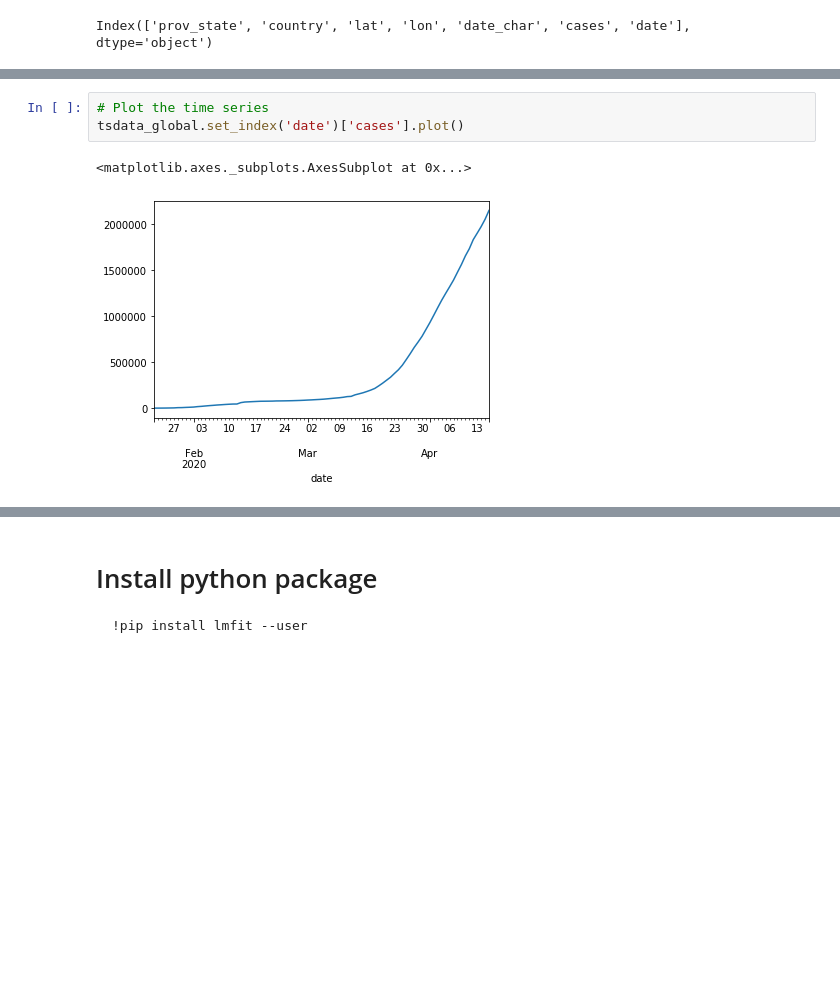
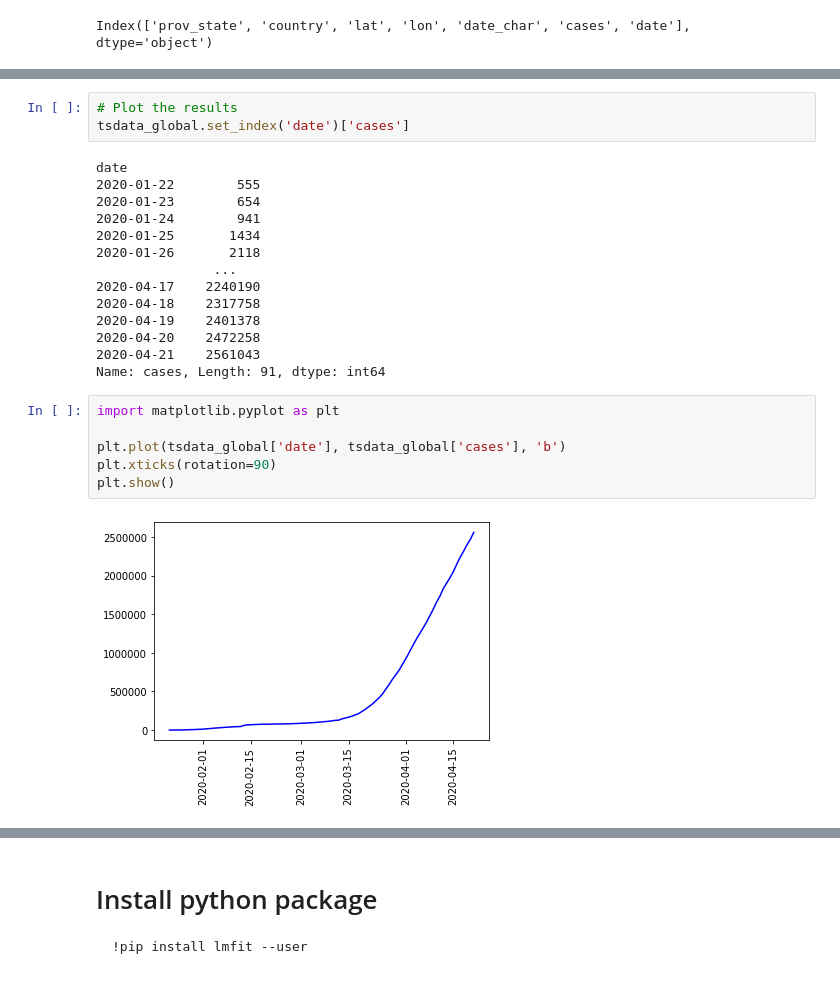
Before and after one commit to mortie23/covid-19-analysis, a Jupyter notebook: python/notebook.ipynb, the cells around one changed output, grey strips where cells are left out. Saved outputs shown, nothing was run; the diff lists cells and outputs as text; blank space fills up the shorter version.

```diff
--- a/python/notebook.ipynb
+++ b/python/notebook.ipynb
@@ -89,6 +89,25 @@ tsdata_global
 # %%
-# Plot the time series
-tsdata_global.set_index('date')['cases'].plot()
+# Plot the results
+tsdata_global.set_index('date')['cases']
 # %% [output]
-<matplotlib.axes._subplots.AxesSubplot at 0x...>
+date
+2020-01-22        555
+2020-01-23        654
+2020-01-24        941
+2020-01-25       1434
+2020-01-26       2118
+               ...
+2020-04-17    2240190
+2020-04-18    2317758
+2020-04-19    2401378
+2020-04-20    2472258
+2020-04-21    2561043
+Name: cases, Length: 91, dtype: int64
-[figure, removed]
+# %%
+import matplotlib.pyplot as plt
+
+plt.plot(tsdata_global['date'], tsdata_global['cases'], 'b')
+plt.xticks(rotation=90)
+plt.show()
+# %% [output]
+[figure, added]
```
Also changed, not shown: parts of 11 cells of this notebook, 3 other files.
